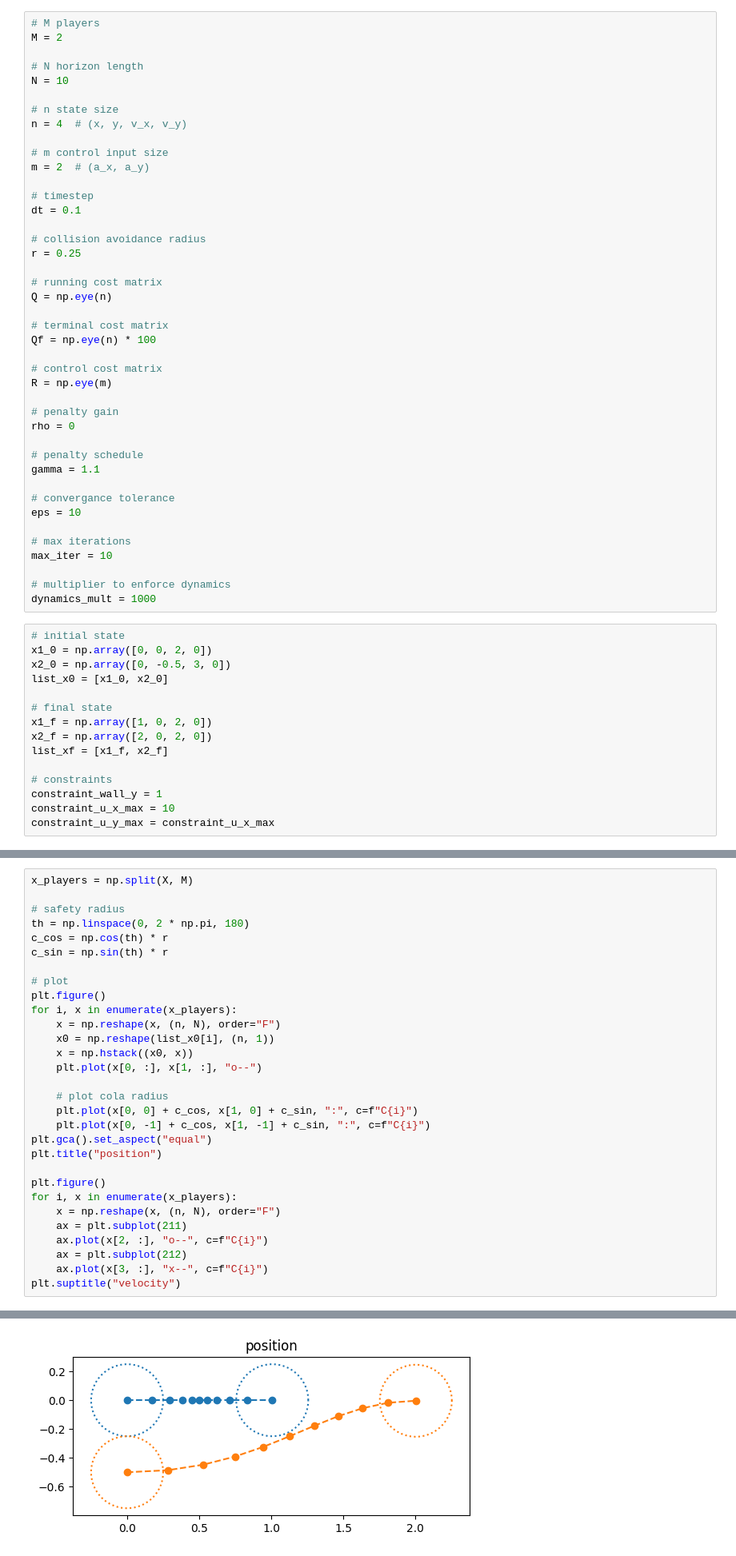
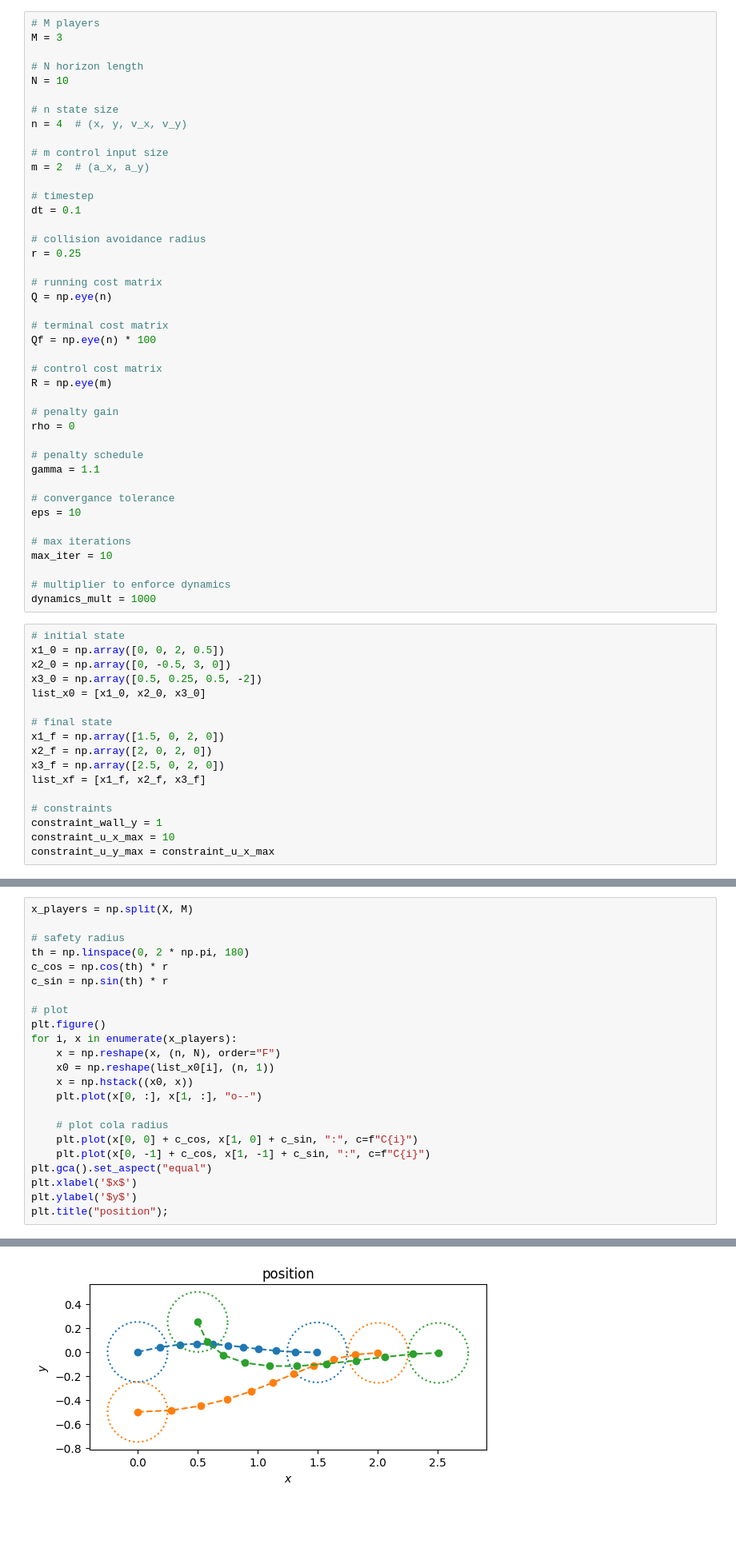
Before and after one commit to jtfa22/mae-271d-project-algames, a Jupyter notebook: sim.ipynb, the cells around one changed output, grey strips where cells are left out. Shown: that part at 80% size. Saved outputs shown, nothing was run; the diff lists cells and outputs as text; blank space fills up the shorter version.

Commit message:
3 players, nicer plots

```diff
--- a/sim.ipynb
+++ b/sim.ipynb
@@ -5,7 +5,7 @@ import numpy as np
 import matplotlib.pyplot as plt
 # %%
 # M players
-M = 2
+M = 3
 
 # N horizon length
 N = 10
@@ -47,14 +47,16 @@ max_iter = 10
 dynamics_mult = 1000
 # %%
 # initial state
-x1_0 = np.array([0, 0, 2, 0])
+x1_0 = np.array([0, 0, 2, 0.5])
 x2_0 = np.array([0, -0.5, 3, 0])
-list_x0 = [x1_0, x2_0]
+x3_0 = np.array([0.5, 0.25, 0.5, -2])
+list_x0 = [x1_0, x2_0, x3_0]
 
 # final state
-x1_f = np.array([1, 0, 2, 0])
+x1_f = np.array([1.5, 0, 2, 0])
 x2_f = np.array([2, 0, 2, 0])
-list_xf = [x1_f, x2_f]
+x3_f = np.array([2.5, 0, 2, 0])
+list_xf = [x1_f, x2_f, x3_f]
 
 # constraints
 constraint_wall_y = 1
@@ -103,14 +105,7 @@ for i, x in enumerate(x_players):
     plt.plot(x[0, 0] + c_cos, x[1, 0] + c_sin, ":", c=f"C{i}")
     plt.plot(x[0, -1] + c_cos, x[1, -1] + c_sin, ":", c=f"C{i}")
 plt.gca().set_aspect("equal")
-plt.title("position")
-
-plt.figure()
-for i, x in enumerate(x_players):
-    x = np.reshape(x, (n, N), order="F")
-    ax = plt.subplot(211)
-    ax.plot(x[2, :], "o--", c=f"C{i}")
-    ax = plt.subplot(212)
-    ax.plot(x[3, :], "x--", c=f"C{i}")
-plt.suptitle("velocity")
+plt.xlabel('$x$')
+plt.ylabel('$y$')
+plt.title("position");
 # %% [output]
@@ -118 +112 @@ Text(0.5, 0.98, 'velocity')
-[figure, old version]
+[figure, new version]
```
Also changed, not shown: parts of 7 cells of this notebook, 1 other file.
